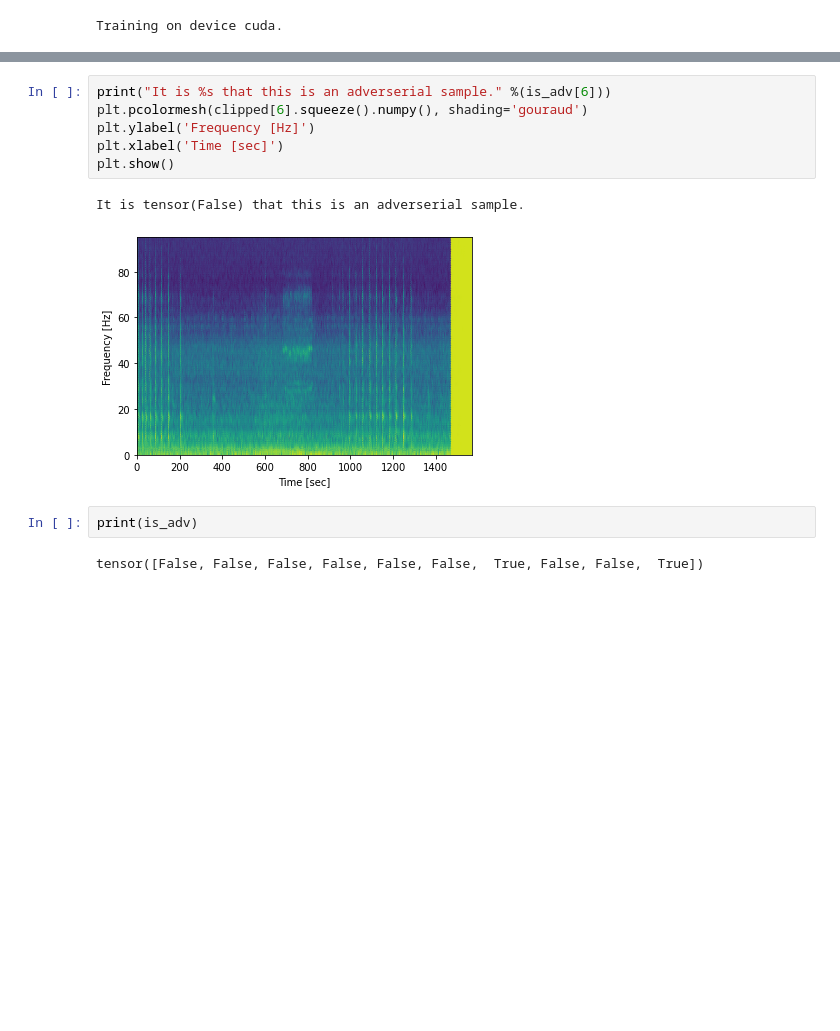
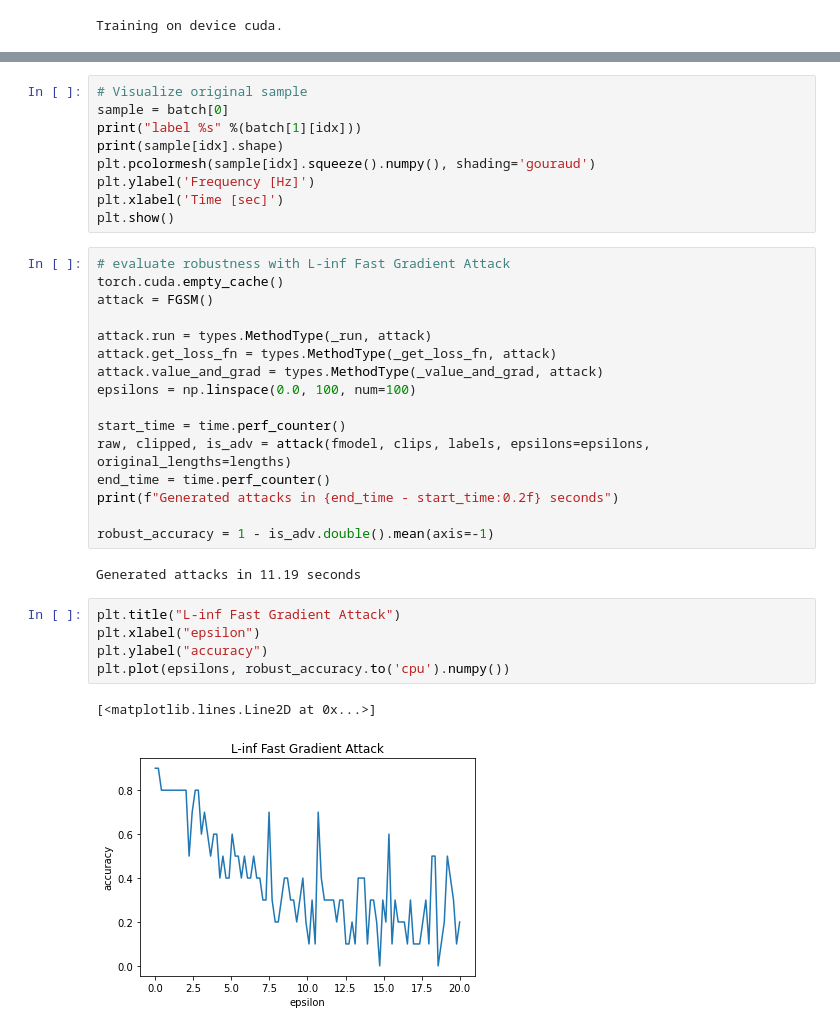
Before and after one commit to Vardanush/Robust-audio-classification, a Jupyter notebook: notebooks/foolbox_attacks.ipynb, the cells around one changed output, grey strips where cells are left out. Cells and saved outputs as stored; diff of their text form; blank space fills up the shorter version.

```diff
--- a/notebooks/foolbox_attacks.ipynb
+++ b/notebooks/foolbox_attacks.ipynb
@@ -169,13 +165,35 @@ IndexError: index 16 is out of bounds for dimension 0 with size 10
 # %%
-print("It is %s that this is an adverserial sample." %(is_adv[6]))
-plt.pcolormesh(clipped[6].squeeze().numpy(), shading='gouraud')
+# Visualize original sample
+sample = batch[0]
+print("label %s" %(batch[1][idx]))
+print(sample[idx].shape)
+plt.pcolormesh(sample[idx].squeeze().numpy(), shading='gouraud')
 plt.ylabel('Frequency [Hz]')
 plt.xlabel('Time [sec]')
 plt.show()
-# %% [output]
-It is tensor(False) that this is an adverserial sample.
-[figure, removed]
-# %%
-print(is_adv)
-# %% [output]
-tensor([False, False, False, False, False, False,  True, False, False,  True])
+# %%
+# evaluate robustness with L-inf Fast Gradient Attack
+torch.cuda.empty_cache()
+attack = FGSM()
+
+attack.run = types.MethodType(_run, attack)
+attack.get_loss_fn = types.MethodType(_get_loss_fn, attack)
+attack.value_and_grad = types.MethodType(_value_and_grad, attack)
+epsilons = np.linspace(0.0, 100, num=100)
+
+start_time = time.perf_counter()
+raw, clipped, is_adv = attack(fmodel, clips, labels, epsilons=epsilons, original_lengths=lengths)
+end_time = time.perf_counter()
+print(f"Generated attacks in {end_time - start_time:0.2f} seconds")
+
+robust_accuracy = 1 - is_adv.double().mean(axis=-1)
+# %% [output]
+Generated attacks in 11.19 seconds
+# %%
+plt.title("L-inf Fast Gradient Attack")
+plt.xlabel("epsilon")
+plt.ylabel("accuracy")
+plt.plot(epsilons, robust_accuracy.to('cpu').numpy())
+# %% [output]
+[<matplotlib.lines.Line2D at 0x...>]
+[figure, added]
```
Also changed, not shown: parts of 13 cells of this notebook, 3 other files.
